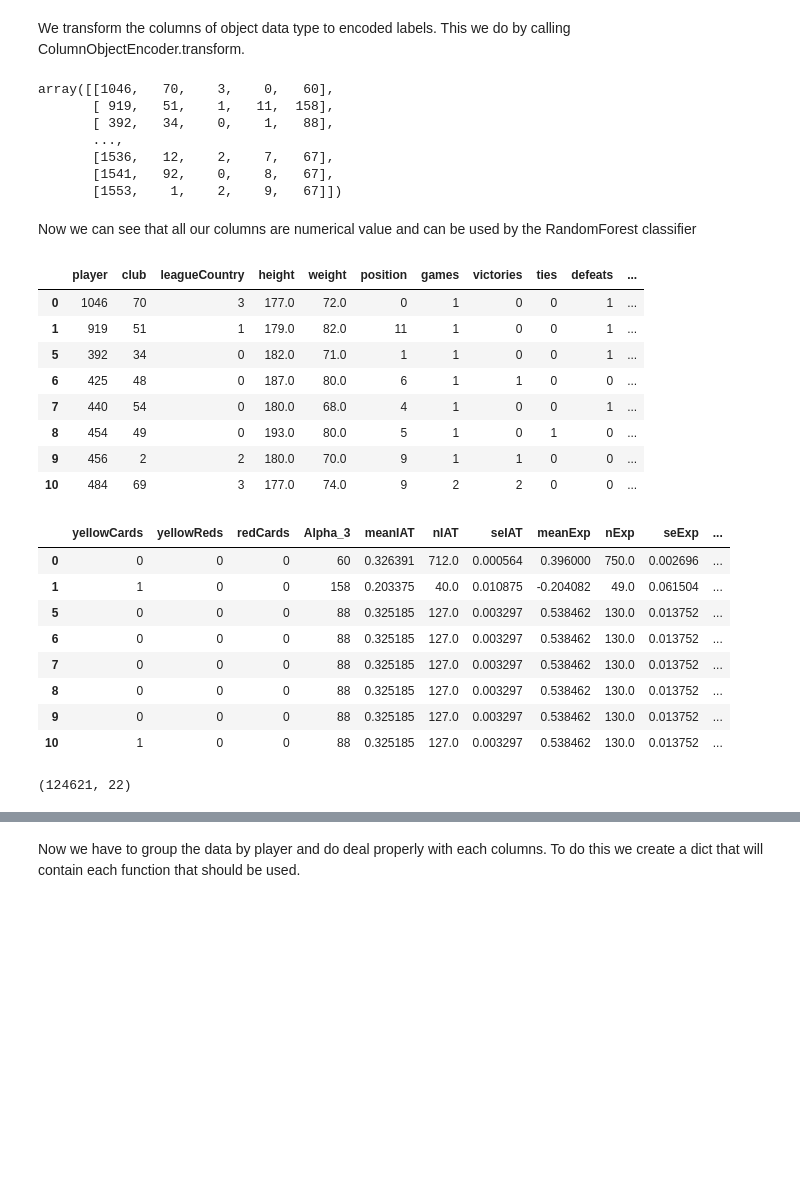
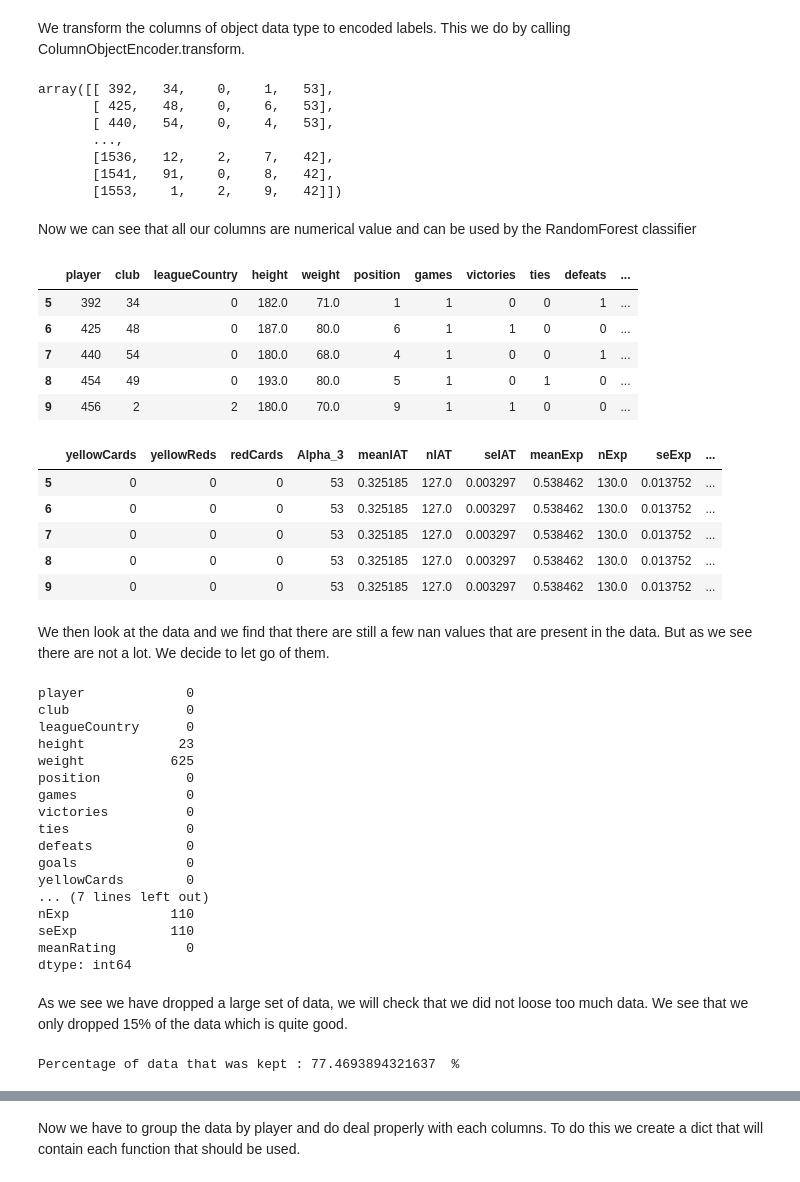
Before and after one commit to ThomVett/Homework, a Jupyter notebook: HomeWork_4/Homework_04_Axel_version.ipynb, the cells around one changed output, grey strips where cells are left out. Cells and saved outputs as stored; diff of their text form; code cells hidden in the pictures; blank space fills up the shorter version.

```diff
--- a/HomeWork_4/Homework_04_Axel_version.ipynb
+++ b/HomeWork_4/Homework_04_Axel_version.ipynb
@@ -46 +56,8 @@ data_clean0['meanRating'] = (data.rater1.values + data.rater2.values)/2
+# %%
+refs = data_clean0.refNum.value_counts()
+
+#We pick only the lines where the referee was more than 22 times.
+goodRefs = refs[refs>21]
+
+data_clean0 = data_clean0[data_clean0.refNum.isin(goodRefs.index.values)]
 # %% [markdown]
@@ -48,5 +74,5 @@ First, we start by removind columns that are not relevant (They are not part of
 # %%
-#We remove the row where the photoID is NaN because there are not useful (no target)
-
 data_clean1 = data_clean0.dropna(subset=['photoID'])
-data_clean2 = data_clean1.drop(['photoID', 'rater1', 'rater2', 'playerShort', 'birthday', 'refNum', 'refCountry' ],1)
+data_clean2 = data_clean1.drop(['photoID', 'rater1',
+                                'rater2', 'playerShort', 'birthday',
+                                'refNum', 'refCountry' ],1)
@@ -106,40 +135,52 @@ We transform the columns of  object data type to encoded labels. This we do by c
 # Finally transform
 ColumnObjectEncoder.transform(data_clean2)
 # %% [output]
-array([[1046,   70,    3,    0,   60],
-       [ 919,   51,    1,   11,  158],
-       [ 392,   34,    0,    1,   88],
+array([[ 392,   34,    0,    1,   53],
+       [ 425,   48,    0,    6,   53],
+       [ 440,   54,    0,    4,   53],
        ...,
-       [1536,   12,    2,    7,   67],
-       [1541,   92,    0,    8,   67],
-       [1553,    1,    2,    9,   67]])
+       [1536,   12,    2,    7,   42],
+       [1541,   91,    0,    8,   42],
+       [1553,    1,    2,    9,   42]])
 # %% [markdown]
 Now we can see that all our columns are numerical value and can be used by the RandomForest classifier
 # %%
-data_clean2.ix[:10,:11]
+data_clean2.ix[:,:11].head()
 # %% [output]
 |  | player | club | leagueCountry | height | weight | position | games | victories | ties | defeats | ... |
-| 0 | 1046 | 70 | 3 | 177.0 | 72.0 | 0 | 1 | 0 | 0 | 1 | ... |
-| 1 | 919 | 51 | 1 | 179.0 | 82.0 | 11 | 1 | 0 | 0 | 1 | ... |
 | 5 | 392 | 34 | 0 | 182.0 | 71.0 | 1 | 1 | 0 | 0 | 1 | ... |
 | 6 | 425 | 48 | 0 | 187.0 | 80.0 | 6 | 1 | 1 | 0 | 0 | ... |
 | 7 | 440 | 54 | 0 | 180.0 | 68.0 | 4 | 1 | 0 | 0 | 1 | ... |
 | 8 | 454 | 49 | 0 | 193.0 | 80.0 | 5 | 1 | 0 | 1 | 0 | ... |
 | 9 | 456 | 2 | 2 | 180.0 | 70.0 | 9 | 1 | 1 | 0 | 0 | ... |
-| 10 | 484 | 69 | 3 | 177.0 | 74.0 | 9 | 2 | 2 | 0 | 0 | ... |
 # %%
-data_clean2.ix[:10,11:22]
+data_clean2.ix[:,11:22].head()
 # %% [output]
 |  | yellowCards | yellowReds | redCards | Alpha_3 | meanIAT | nIAT | seIAT | meanExp | nExp | seExp | ... |
-| 0 | 0 | 0 | 0 | 60 | 0.326391 | 712.0 | 0.000564 | 0.396000 | 750.0 | 0.002696 | ... |
-| 1 | 1 | 0 | 0 | 158 | 0.203375 | 40.0 | 0.010875 | -0.204082 | 49.0 | 0.061504 | ... |
-| 5 | 0 | 0 | 0 | 88 | 0.325185 | 127.0 | 0.003297 | 0.538462 | 130.0 | 0.013752 | ... |
-| 6 | 0 | 0 | 0 | 88 | 0.325185 | 127.0 | 0.003297 | 0.538462 | 130.0 | 0.013752 | ... |
-| 7 | 0 | 0 | 0 | 88 | 0.325185 | 127.0 | 0.003297 | 0.538462 | 130.0 | 0.013752 | ... |
-| 8 | 0 | 0 | 0 | 88 | 0.325185 | 127.0 | 0.003297 | 0.538462 | 130.0 | 0.013752 | ... |
-| 9 | 0 | 0 | 0 | 88 | 0.325185 | 127.0 | 0.003297 | 0.538462 | 130.0 | 0.013752 | ... |
-| 10 | 1 | 0 | 0 | 88 | 0.325185 | 127.0 | 0.003297 | 0.538462 | 130.0 | 0.013752 | ... |
+| 5 | 0 | 0 | 0 | 53 | 0.325185 | 127.0 | 0.003297 | 0.538462 | 130.0 | 0.013752 | ... |
+| 6 | 0 | 0 | 0 | 53 | 0.325185 | 127.0 | 0.003297 | 0.538462 | 130.0 | 0.013752 | ... |
+| 7 | 0 | 0 | 0 | 53 | 0.325185 | 127.0 | 0.003297 | 0.538462 | 130.0 | 0.013752 | ... |
+| 8 | 0 | 0 | 0 | 53 | 0.325185 | 127.0 | 0.003297 | 0.538462 | 130.0 | 0.013752 | ... |
+| 9 | 0 | 0 | 0 | 53 | 0.325185 | 127.0 | 0.003297 | 0.538462 | 130.0 | 0.013752 | ... |
-# %%
-data_clean2.shape
-# %% [output]
-(124621, 22)
+# %% [markdown]
+We then look at the data and we find that there are still a few nan values that are present in the data. But as we see there are not a lot. We decide to let go of them.
+# %%
+data_clean2.isnull().sum()
+# %% [output]
+player             0
+club               0
+leagueCountry      0
+height            23
+weight           625
+position           0
+games              0
+victories          0
+ties               0
+defeats            0
+goals              0
+yellowCards        0
+... (7 lines left out)
+nExp             110
+seExp            110
+meanRating         0
+dtype: int64
@@ -145,0 +189,6 @@ data_clean2.shape
+# %% [markdown]
+As we see we have dropped a large set of data, we will check that we did not loose too much data. We see that we only dropped 15% of the data which is quite good.
+# %%
+print('Percentage of data that was kept :',len(data_clean2)/len(data)*100,' %')
+# %% [output]
+Percentage of data that was kept : 77.4693894321637  %
```
Also changed, not shown: parts of 27 cells of this notebook, 3 other files.
